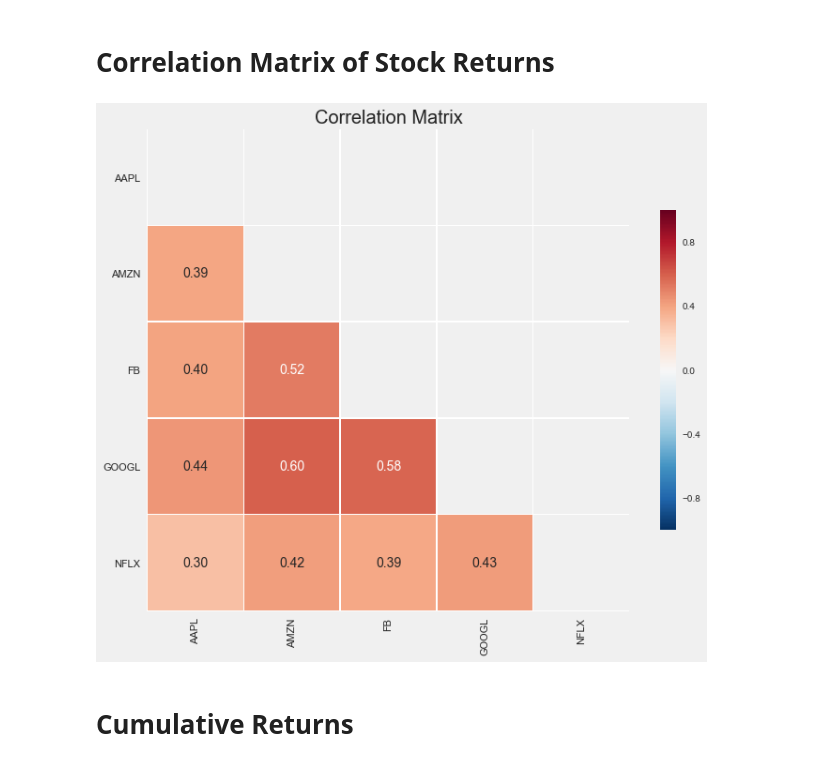
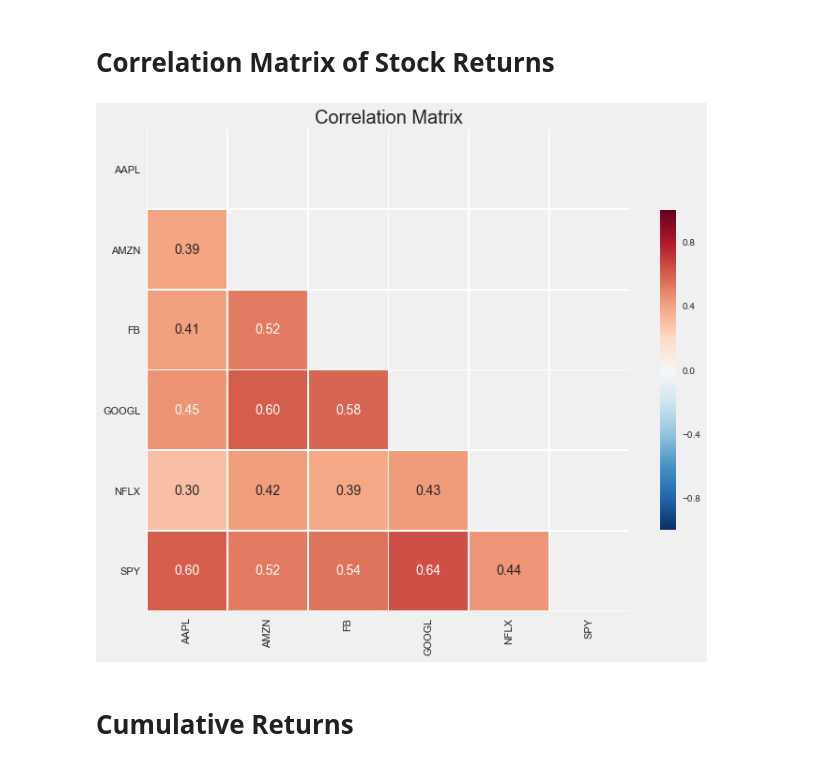
Before and after one commit to dayskipping/FAANG_takes_a_bite, a Jupyter notebook: FAANGbites.ipynb, the cells around one changed output. Saved outputs shown, nothing was run; the diff lists cells and outputs as text; code cells hidden in the pictures.

```diff
--- a/FAANGbites.ipynb
+++ b/FAANGbites.ipynb
@@ -92,9 +97,12 @@ plt.title('Beta Changes');
 # %% [markdown]
 # Correlation Matrix of Stock Returns
-# %%
-plots.corr_heatmap_with_values(beta.returns_maker(close_df))
-# %% [output]
-[figure, removed]
+# %%
+FAANG_returns = pd.concat([beta.returns_maker(close_df),SPY_returns], axis=1)
+# %%
+plots.corr_heatmap_with_values(FAANG_returns)
+plt.savefig('images/corr.png')
+# %% [output]
+[figure, added]
 # %% [markdown]
 # Cumulative Returns
 # %%
```
Also changed, not shown: parts of 18 cells of this notebook, 1 other file.
